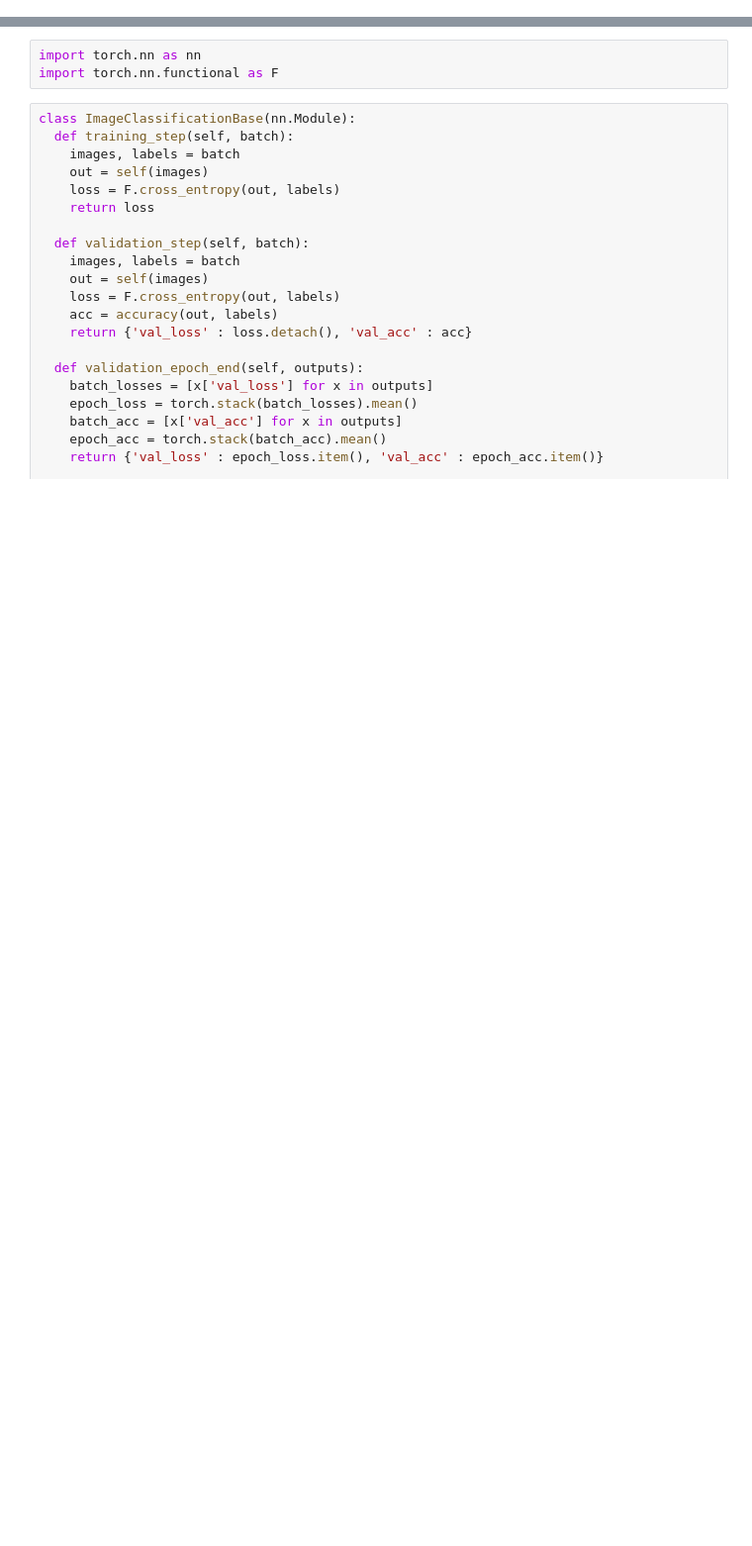
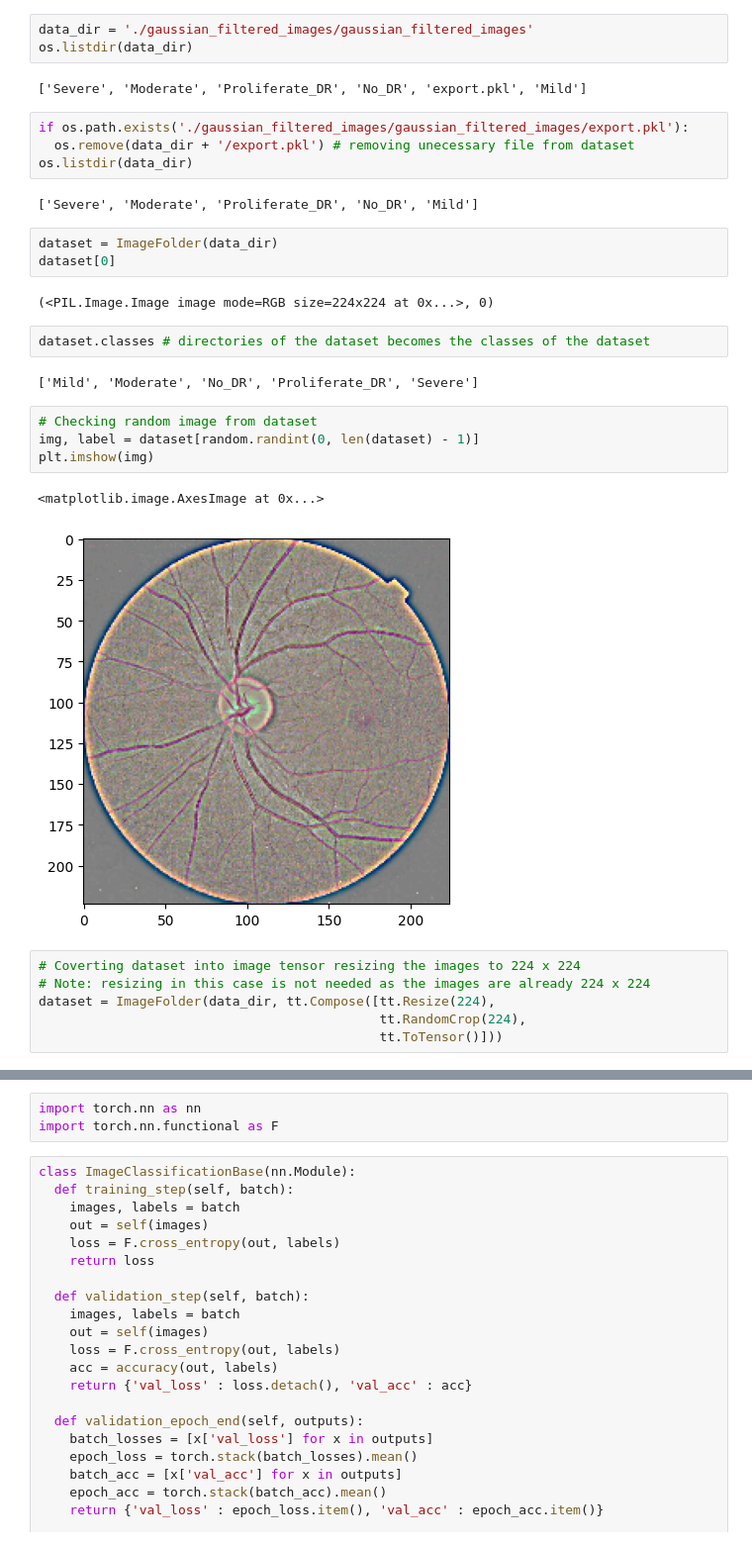
Before and after one commit to Sanjeetshkhr/Diabetic-Retinopathy, a Jupyter notebook: Untitled6.ipynb, the cells around one changed output, grey strips where cells are left out. Shown at 99% size. Cells and saved outputs as stored; diff of their text form; blank space fills up the shorter version.

```diff
--- a/Untitled6.ipynb
+++ b/Untitled6.ipynb
@@ -114,0 +28,33 @@ def show_batch(dl):
+# %%
+data_dir = './gaussian_filtered_images/gaussian_filtered_images'
+os.listdir(data_dir)
+# %% [output]
+['Severe', 'Moderate', 'Proliferate_DR', 'No_DR', 'export.pkl', 'Mild']
+# %%
+if os.path.exists('./gaussian_filtered_images/gaussian_filtered_images/export.pkl'):
+  os.remove(data_dir + '/export.pkl') # removing unecessary file from dataset
+os.listdir(data_dir)
+# %% [output]
+['Severe', 'Moderate', 'Proliferate_DR', 'No_DR', 'Mild']
+# %%
+dataset = ImageFolder(data_dir)
+dataset[0]
+# %% [output]
+(<PIL.Image.Image image mode=RGB size=224x224 at 0x...>, 0)
+# %%
+dataset.classes # directories of the dataset becomes the classes of the dataset
+# %% [output]
+['Mild', 'Moderate', 'No_DR', 'Proliferate_DR', 'Severe']
+# %%
+# Checking random image from dataset
+img, label = dataset[random.randint(0, len(dataset) - 1)]
+plt.imshow(img)
+# %% [output]
+<matplotlib.image.AxesImage at 0x...>
+[figure, added]
+# %%
+# Coverting dataset into image tensor resizing the images to 224 x 224
+# Note: resizing in this case is not needed as the images are already 224 x 224
+dataset = ImageFolder(data_dir, tt.Compose([tt.Resize(224),
+                                            tt.RandomCrop(224),
+                                            tt.ToTensor()]))
```
Also changed, not shown: parts of 54 cells of this notebook.
